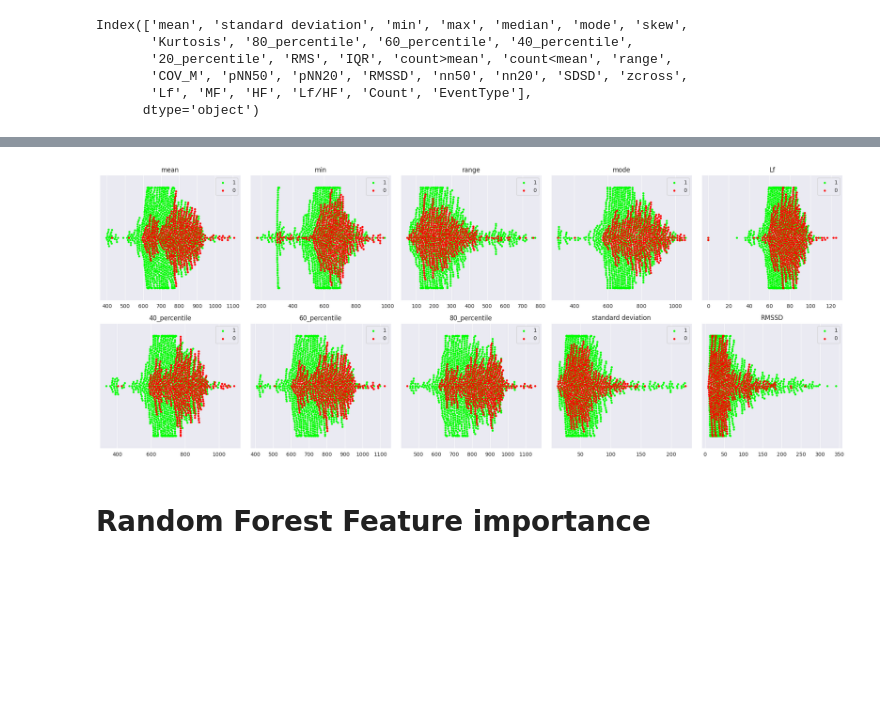
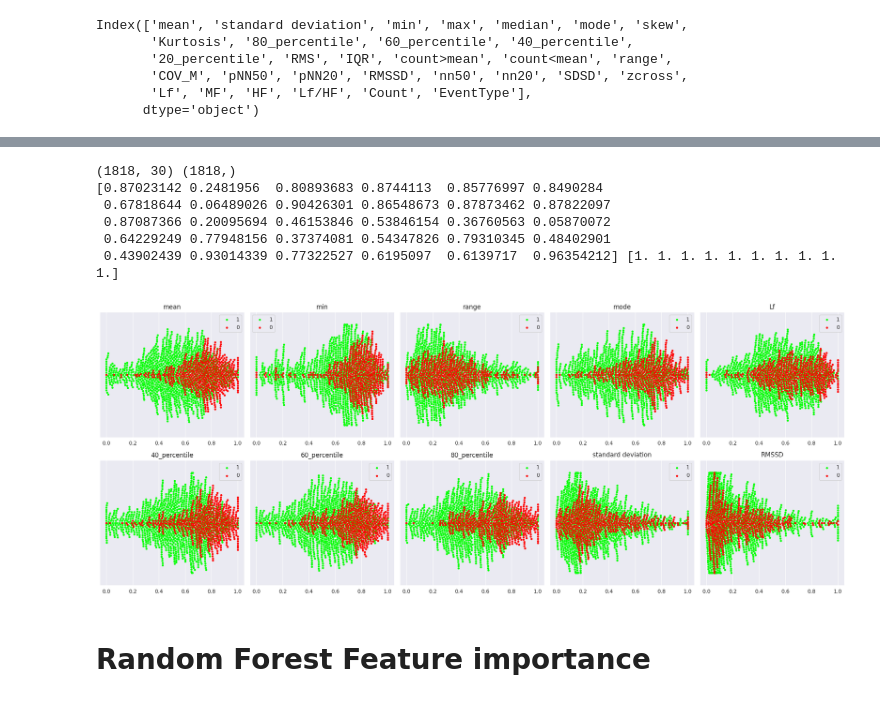
Before and after one commit to cmaspi/Healthcare, a Jupyter notebook: feature_based_classification.ipynb, the cells around one changed output, grey strips where cells are left out. Drawn from its saved outputs; the diff is of its cells as text; code cells hidden in the pictures; blank space fills up the shorter version.

Commit message:
added plots to see separation b/w labels

```diff
--- a/feature_based_classification.ipynb
+++ b/feature_based_classification.ipynb
@@ -18,7 +18,11 @@ def load_data_from_volunteer(path:str):
     label_map = {r'[.]*[Rr][Ee][Ss][Tt][.]*': 0,
                  r'[.]*': 1}
     df['EventType'] = df['EventType'].replace(regex=label_map)
-    return df.to_numpy()
+    arr = df.to_numpy()
+    # 0-1 normalization
+    arr -= arr.min(axis=0)
+    arr /= arr.max(axis=0)
+    return arr
 
 
 def load_data(paths: List[str]):
@@ -166,29 +218,51 @@ for person_path in paths:
 # %%
 import seaborn as sns
 import warnings
 warnings.filterwarnings('ignore')
 
 good_features = ['mean', 'min', 'range', 'mode', 'Lf', '40_percentile', '60_percentile', '80_percentile', 'standard deviation', 'RMSSD']
 
+labels = []
+dataX = []
+for path in paths:
+    temp = load_data([path])
+    labels_temp = temp[:, feature_map['EventType']]
+    temp = temp[:, :-1]
+    # 0-1 normalization
+    temp -= temp.min(axis=0)
+    temp /= temp.max(axis=0)
+    dataX.append(temp)
+    labels.append(labels_temp)
 
+dataX = np.concatenate(dataX, axis=0)
+labels = np.concatenate(labels, axis=0)
 
-dataX = load_data(paths)
-labels = dataX[:, feature_map['EventType']]
+print(dataX.shape, labels.shape)
+print(dataX[0], labels[:10])
+
+# dataX = load_data(paths)
+# labels = dataX[:, feature_map['EventType']]
 positive_labels = labels == 1
 
 if len(good_features) != 10:
     assert "Change the figure configuration in the next line if the number of features used are not 10"
 
 fig, ax = plt.subplots(2, 5, figsize=(20, 8))
 ax = np.array(ax)
 ax = ax.flatten()
 
 for i, feature in enumerate(good_features):
     data_feature = dataX[:, feature_map[feature]]
     sns.swarmplot(x=data_feature[positive_labels], label='1', s=4, color='lime', ax=ax[i])
     sns.swarmplot(x=data_feature[~positive_labels], label='0', s=4, color='red', ax=ax[i])
     ax[i].set_title(feature)
 fig.tight_layout()
 plt.show()
 # %% [output]
+(1818, 30) (1818,)
+[0.87023142 0.2481956  0.80893683 0.8744113  0.85776997 0.8490284
+ 0.67818644 0.06489026 0.90426301 0.86548673 0.87873462 0.87822097
+ 0.87087366 0.20095694 0.46153846 0.53846154 0.36760563 0.05870072
+ 0.64229249 0.77948156 0.37374081 0.54347826 0.79310345 0.48402901
+ 0.43902439 0.93014339 0.77322527 0.6195097  0.6139717  0.96354212] [1. 1. 1. 1. 1. 1. 1. 1. 1. 1.]
-[figure, old version]
+[figure, new version]
```
Also changed, not shown: parts of 9 cells of this notebook, 21 other files.
